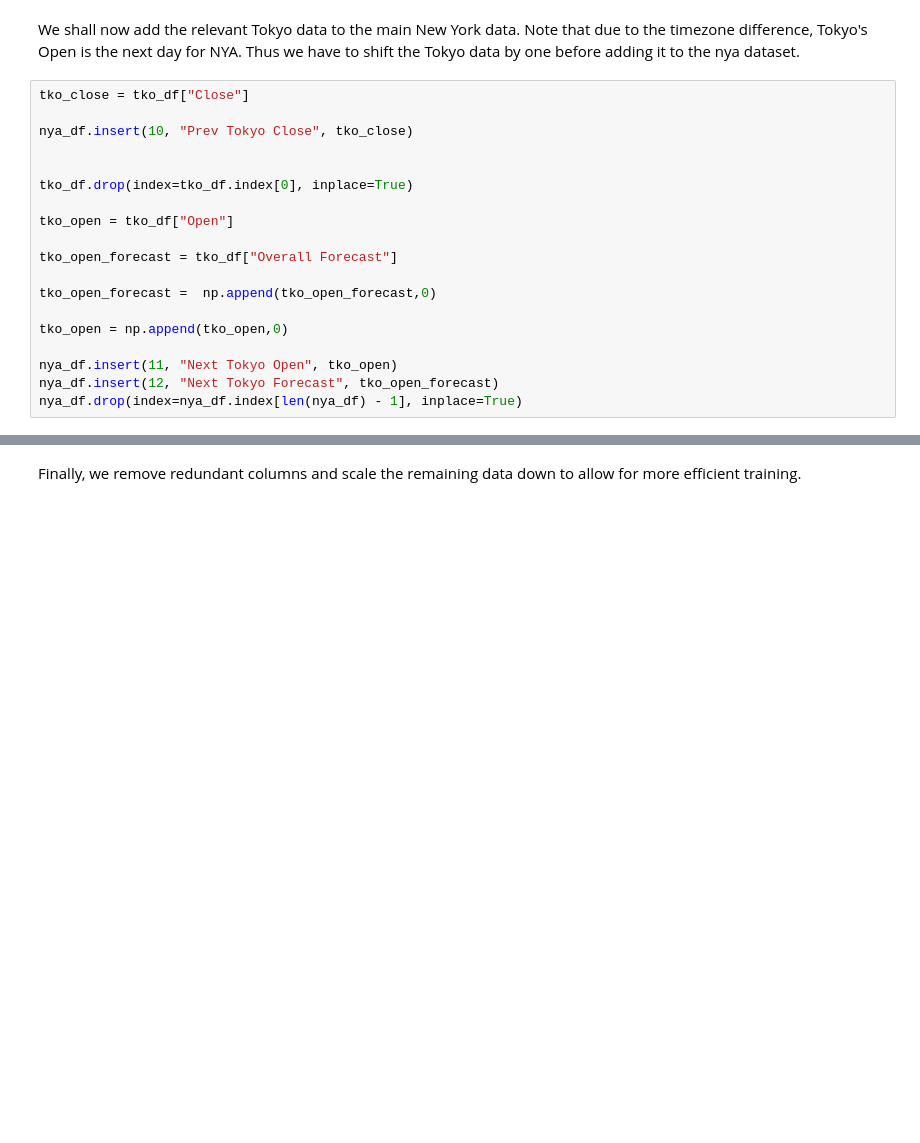
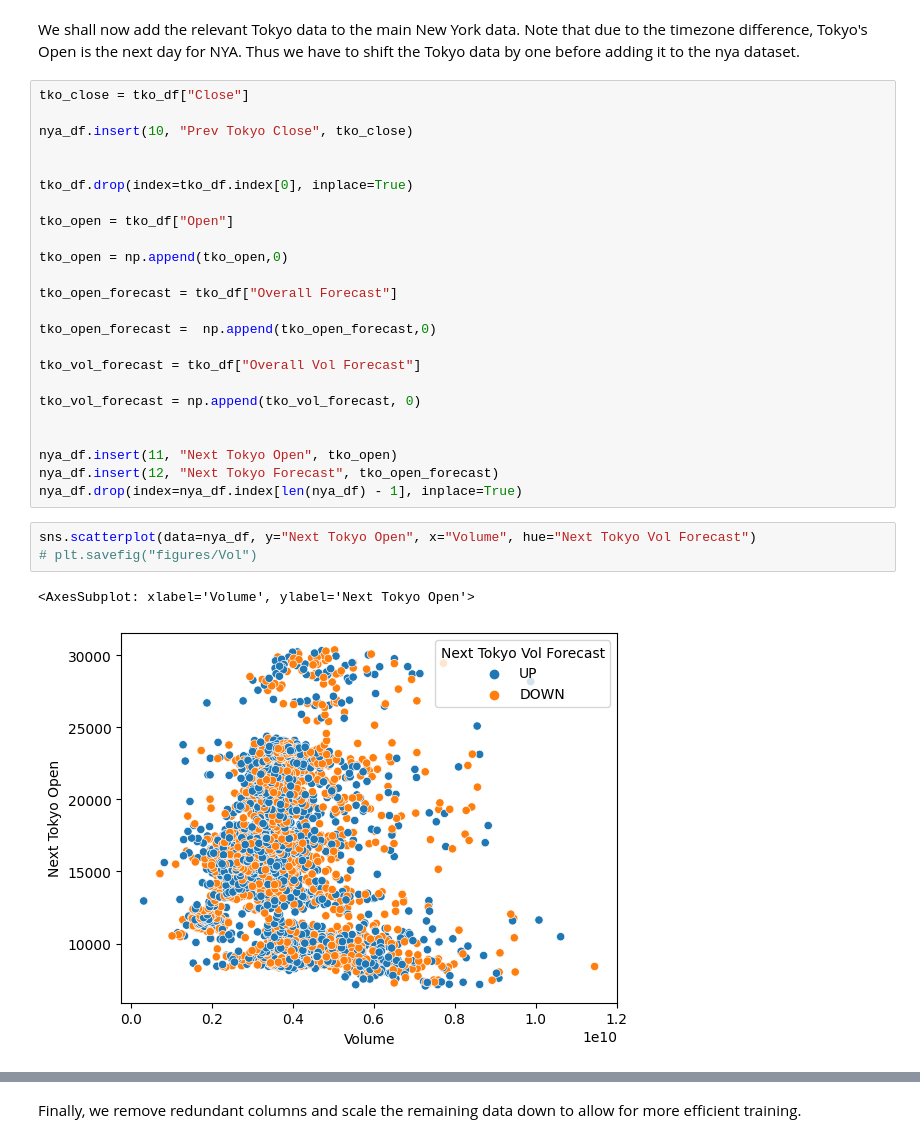
Before and after one commit to TeddyCB/ECM3420_CW, a Jupyter notebook: LSTM_GRU_Model.ipynb, the cells around one changed output, grey strips where cells are left out. Drawn from its saved outputs; the diff is of its cells as text; blank space fills up the shorter version.

Commit message:
Figures added, more analysis tools added

```diff
--- a/LSTM_GRU_Model.ipynb
+++ b/LSTM_GRU_Model.ipynb
@@ -113,12 +100,23 @@ tko_df.drop(index=tko_df.index[0], inplace=True)
 
 tko_open = tko_df["Open"]
 
+tko_open = np.append(tko_open,0)
+
 tko_open_forecast = tko_df["Overall Forecast"]
 
 tko_open_forecast =  np.append(tko_open_forecast,0)
 
-tko_open = np.append(tko_open,0)
+tko_vol_forecast = tko_df["Overall Vol Forecast"]
+
+tko_vol_forecast = np.append(tko_vol_forecast, 0)
+
 
 nya_df.insert(11, "Next Tokyo Open", tko_open)
 nya_df.insert(12, "Next Tokyo Forecast", tko_open_forecast)
 nya_df.drop(index=nya_df.index[len(nya_df) - 1], inplace=True)
+# %%
+sns.scatterplot(data=nya_df, y="Next Tokyo Open", x="Volume", hue="Next Tokyo Vol Forecast")
+# plt.savefig("figures/Vol")
+# %% [output]
+<AxesSubplot: xlabel='Volume', ylabel='Next Tokyo Open'>
+[figure, added]
```
Also changed, not shown: parts of 17 cells of this notebook, 4 other files.
